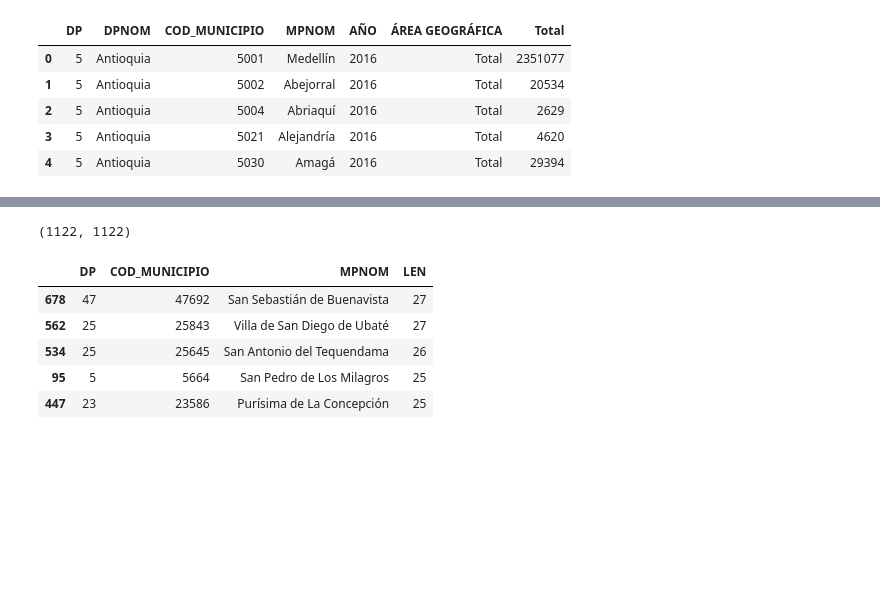
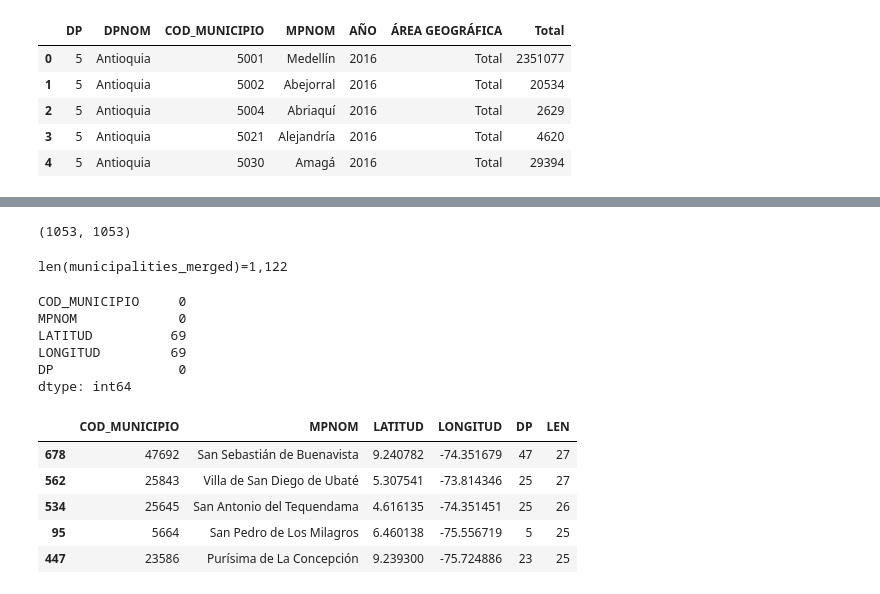
Before and after one commit to luch-o/ds4a-project-backend, a Jupyter notebook: notebooks/prepare_data.ipynb, the cells around one changed output, grey strips where cells are left out. Saved outputs shown, nothing was run; the diff lists cells and outputs as text; code cells hidden in the pictures; blank space fills up the shorter version.

```diff
--- a/notebooks/prepare_data.ipynb
+++ b/notebooks/prepare_data.ipynb
@@ -8,7 +8,7 @@
 import pathlib
 import pandas as pd
 
-data_dir = pathlib.Path.home() / "ds4a" / "project" / "infrastructure" / "data"
+data_dir = pathlib.Path.home() / "ds4a" / "project" / "infrastructure" / "csv_data"
 dept_pop = pd.read_csv(
     data_dir / "department_population_2016_2022.csv",
     sep=";",
@@ -123,6 +123,6 @@ Data columns (total 7 columns):
 dtypes: int64(4), object(3)
 memory usage: 429.6+ KB
 # %%
-mun_pop_filt = mun_pop[["AÑO", "Total", "COD_MUNICIPIO"]]
+mun_pop_filt = mun_pop[["AÑO", "Total", "COD_MUNICIPIO", "MPNOM", "DP"]]
 mun_pop_filt
 # %% [output]
@@ -153,0 +165,6 @@ municipalities.head()
+# %%
+municipalities = pd.read_csv(
+    data_dir / "municipalities_lat_lon.csv",
+    usecols=["CODE_MUNICIPIO", "LATITUD", "LONGITUD", "CODE_DPTO"],
+)
+municipalities.head()
@@ -154,14 +178,33 @@ municipalities.head()
 # %%
-len(municipalities["COD_MUNICIPIO"].drop_duplicates()), len(municipalities)
+len(municipalities["CODE_MUNICIPIO"].drop_duplicates()), len(municipalities)
 # %% [output]
-(1122, 1122)
+(1053, 1053)
+# %%
+municipalities_merged = pd.merge(mun_pop_filt.drop_duplicates("COD_MUNICIPIO"), municipalities,
+                                 how="left", left_on="COD_MUNICIPIO", right_on="CODE_MUNICIPIO")
+municipalities_merged = municipalities_merged[
+    ["COD_MUNICIPIO", "MPNOM", "LATITUD", "LONGITUD", "DP"]
+]
+
+print(f"{len(municipalities_merged)=:,d}")
+# %% [output]
+len(municipalities_merged)=1,122
+# %%
+municipalities_merged.isna().sum()
+# %% [output]
+COD_MUNICIPIO     0
+MPNOM             0
+LATITUD          69
+LONGITUD         69
+DP                0
+dtype: int64
 # %%
-municipalities["LEN"] = municipalities["MPNOM"].apply(len)
-municipalities.sort_values(by="LEN", ascending=False).head()
+municipalities_merged["LEN"] = municipalities_merged["MPNOM"].apply(len)
+municipalities_merged.sort_values(by="LEN", ascending=False).head()
 # %% [output]
-|  | DP | COD_MUNICIPIO | MPNOM | LEN |
-| 678 | 47 | 47692 | San Sebastián de Buenavista | 27 |
-| 562 | 25 | 25843 | Villa de San Diego de Ubaté | 27 |
-| 534 | 25 | 25645 | San Antonio del Tequendama | 26 |
-| 95 | 5 | 5664 | San Pedro de Los Milagros | 25 |
-| 447 | 23 | 23586 | Purísima de La Concepción | 25 |
+|  | COD_MUNICIPIO | MPNOM | LATITUD | LONGITUD | DP | LEN |
+| 678 | 47692 | San Sebastián de Buenavista | 9.240782 | -74.351679 | 47 | 27 |
+| 562 | 25843 | Villa de San Diego de Ubaté | 5.307541 | -73.814346 | 25 | 27 |
+| 534 | 25645 | San Antonio del Tequendama | 4.616135 | -74.351451 | 25 | 26 |
+| 95 | 5664 | San Pedro de Los Milagros | 6.460138 | -75.556719 | 5 | 25 |
+| 447 | 23586 | Purísima de La Concepción | 9.239300 | -75.724886 | 23 | 25 |
```
Also changed, not shown: parts of 26 cells of this notebook, 31 other files.
